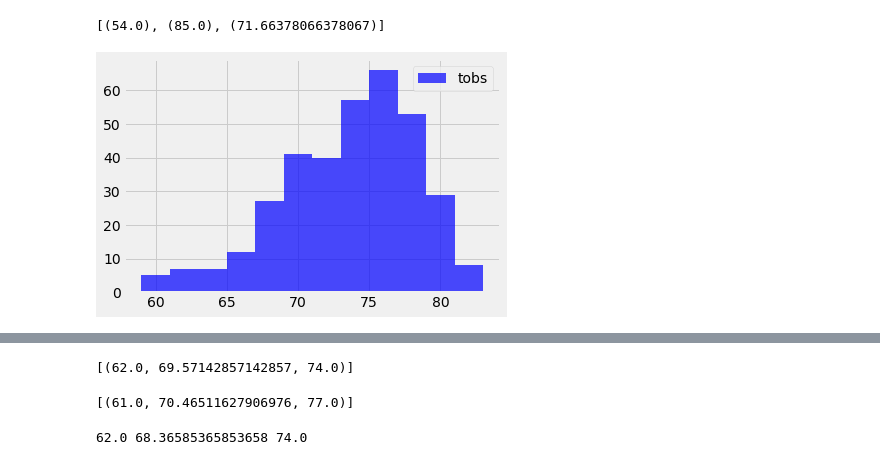
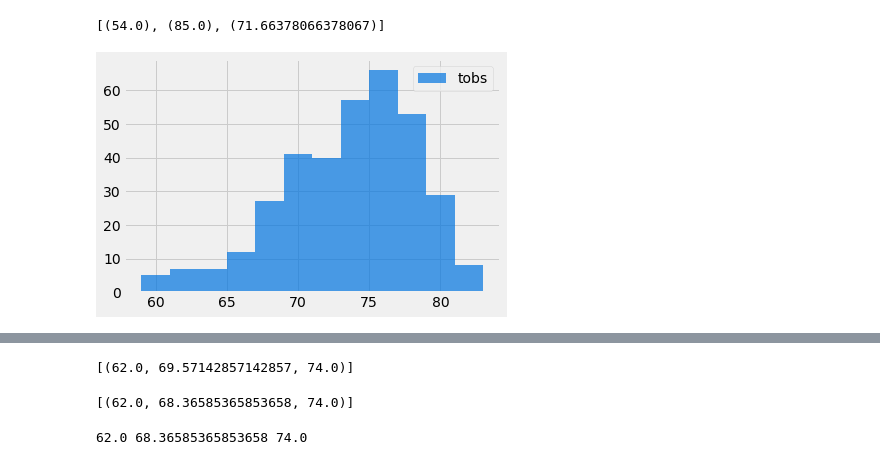
Before and after one commit to zhenyang9261/data-homework-orm, a Jupyter notebook: climate_starter.ipynb, the cells around one changed output, grey strips where cells are left out. Cells and saved outputs as stored; diff of their text form; code cells hidden in the pictures.

```diff
--- a/climate_starter.ipynb
+++ b/climate_starter.ipynb
@@ -224,27 +224,27 @@ result_temp
 # %%
 # Choose the station with the highest number of temperature observations.
 # Query the last 12 months of temperature observation data for this station and plot the results as a histogram
 result_tobs = session.query(Measurement.tobs).\
     filter(Measurement.date >= first_date).\
     filter(Measurement.date <= last_date).\
     filter(Measurement.station == most_active_stat).all()
 
 bins = 12
 
 xpos = list()
 
 for result_tob in result_tobs:
     xpos.append(result_tob[0])
-#fig, ax1 = plt.subplots(1,2, figsize=(10,4))
 
-plt.hist(xpos, bins=bins, facecolor='blue', alpha=0.7,label='tobs')
+plt.hist(xpos, bins=bins, facecolor='#0174DF', alpha=0.7,label='tobs')
 
 # Set plot attributes
 plt.legend(loc='upper right')
 
+fig.tight_layout()
 plt.show()
 # %% [output]
-[figure, old version]
+[figure, new version]
 # %%
 # Choose the station with the highest number of temperature observations.
 # Query the last 12 months of temperature observation data for this station and plot the results as a histogram
@@ -272,14 +272,19 @@ print(calc_temps('2012-02-28', '2012-03-05'))
 # %% [output]
 [(62.0, 69.57142857142857, 74.0)]
 # %%
-temp_set = calc_temps('2017-02-15', '2017-02-28')
+# Use your previous function `calc_temps` to calculate the tmin, tavg, and tmax
+# for your trip using the previous year's data for those same dates.
+trip_start = '2017-01-01'
+trip_end = '2017-01-07'
+
+temp_set = calc_temps(trip_start, trip_end)
 tmin = temp_set[0][0]
 tave = temp_set[0][1]
 tmax = temp_set[0][2]
 
 print(temp_set)
 # %% [output]
-[(61.0, 70.46511627906976, 77.0)]
+[(62.0, 68.36585365853658, 74.0)]
 # %%
 # Use your previous function `calc_temps` to calculate the tmin, tavg, and tmax
 # for your trip using the previous year's data for those same dates.
```
Also changed, not shown: parts of 5 cells of this notebook.
